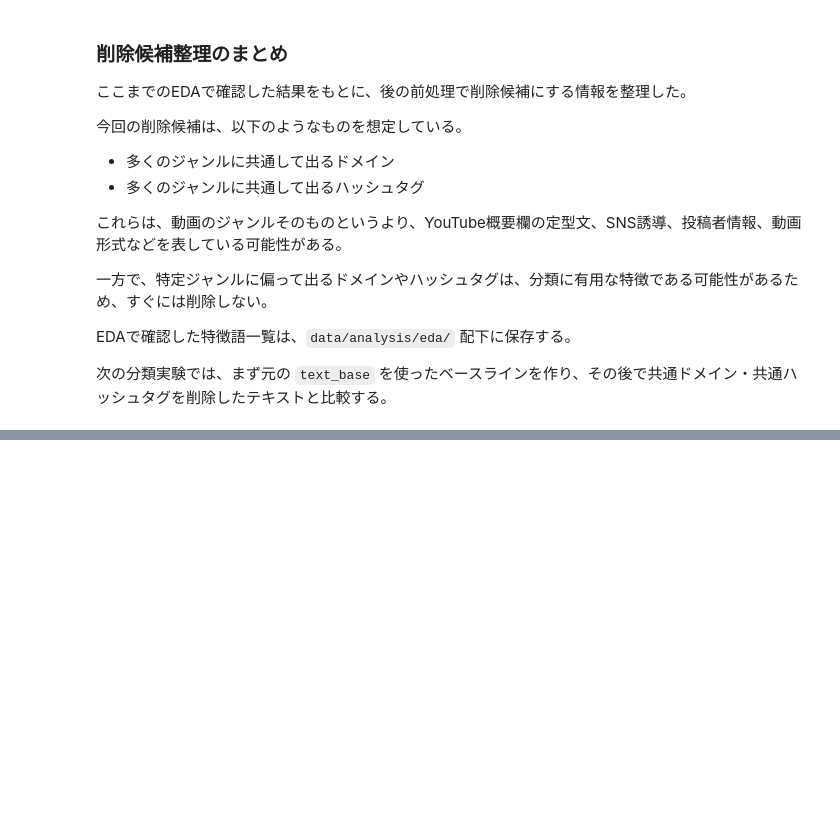
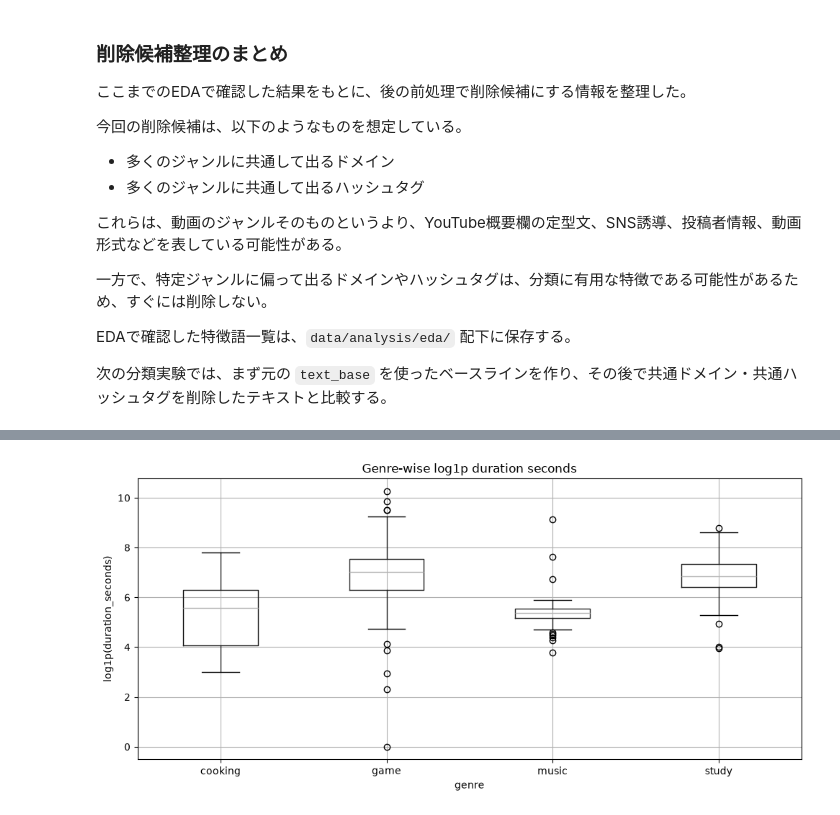
Before and after one commit to eash-misoni/youtube-playlist-classifier-poc, a Jupyter notebook: notebooks/03_eda_visualization.ipynb, the cells around one changed output, grey strips where cells are left out. Saved outputs shown, nothing was run; the diff lists cells and outputs as text; code cells hidden in the pictures; blank space fills up the shorter version.

```diff
--- a/notebooks/03_eda_visualization.ipynb
+++ b/notebooks/03_eda_visualization.ipynb
@@ -2380,0 +2970,29 @@ EDAで確認した特徴語一覧は、`data/analysis/eda/` 配下に保存す
+# %%
+df_eda["description_removed_length"] = (
+    df_eda["description_length"]
+    - df_eda["cleaned_description_length"]
+)
+
+df_eda["separator_removed_length"] = (
+    df_eda["cleaned_text_length"]
+    - df_eda["cleaned_text_no_separators_length"]
+)
+
+removed_length_examples = (
+    df_eda[
+        [
+            "video_id",
+            "genre",
+            "title",
+            "description_length",
+            "cleaned_description_length",
+            "description_removed_length",
+            "cleaned_text_length",
+            "cleaned_text_no_separators_length",
+            "separator_removed_length",
+        ]
+    ]
+    .sort_values("separator_removed_length", ascending=False)
+)
+
+removed_length_examples.head(20)
@@ -2380,0 +4276,15 @@ EDAで確認した特徴語一覧は、`data/analysis/eda/` 配下に保存す
+# %%
+df_eda.boxplot(
+    column="log1p_duration_seconds",
+    by="genre",
+    figsize=(10, 5),
+)
+
+plt.title("Genre-wise log1p duration seconds")
+plt.suptitle("")
+plt.xlabel("genre")
+plt.ylabel("log1p(duration_seconds)")
+plt.tight_layout()
+plt.show()
+# %% [output]
+[figure, added]
```
Also changed, not shown: parts of 77 cells of this notebook.
